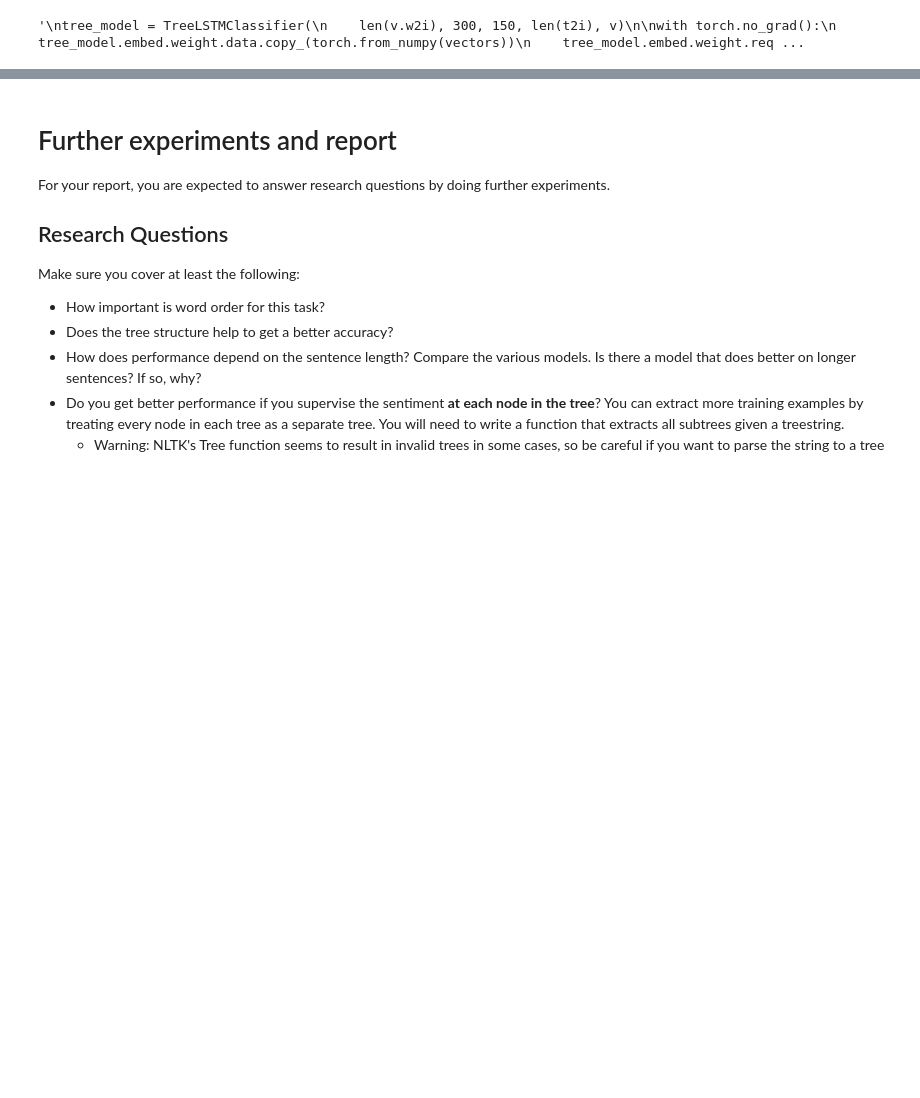
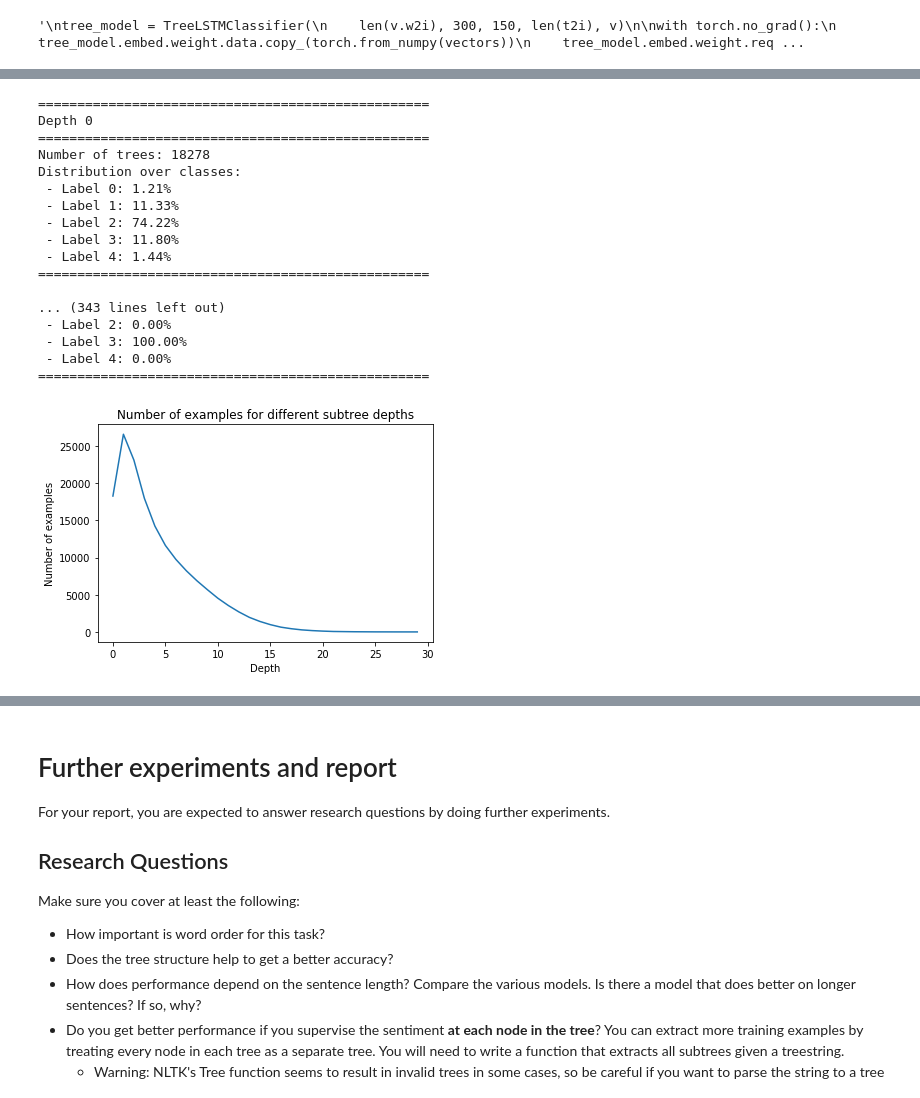
Before and after one commit to phlippe/SentimentClassification_TreeLSTM, a Jupyter notebook: notebooks/TreeLSTMs.ipynb, the cells around one changed output, grey strips where cells are left out. Saved outputs shown, nothing was run; the diff lists cells and outputs as text; code cells hidden in the pictures; blank space fills up the shorter version.

Commit message:
Added subtree training and deeper analysis of dataset

```diff
--- a/notebooks/TreeLSTMs.ipynb
+++ b/notebooks/TreeLSTMs.ipynb
@@ -130,18 +130,20 @@ from collections import namedtuple
 from nltk import Tree
 
 # A simple way to define a class is using namedtuple.
-Example = namedtuple("Example", ["tokens", "tree", "label", "transitions"])
+Example = namedtuple("Example", ["tokens", "tree", "label", "transitions", "index", "loss"])
 
 
 def examplereader(path, lower=False):
-  """Returns all examples in a file one by one."""
-  for line in filereader(path):
-    line = line.lower() if lower else line
-    tokens = tokens_from_treestring(line)
-    tree = Tree.fromstring(line)  # use NLTK's Tree
-    label = int(line[1])
-    trans = transitions_from_treestring(line)
-    yield Example(tokens=tokens, tree=tree, label=label, transitions=trans)
+    """Returns all examples in a file one by one."""
+    index=0
+    for line in filereader(path):
+        line = line.lower() if lower else line
+        tokens = tokens_from_treestring(line)
+        tree = Tree.fromstring(line)  # use NLTK's Tree
+        label = int(line[1])
+        trans = transitions_from_treestring(line)
+        index += 1
+        yield Example(tokens=tokens, tree=tree, label=label, transitions=trans, index=index, loss=list())
 
 
 # Let's load the data into memory.
@@ -1892,0 +2057,60 @@ results = do_train(tree_model)
+# %%
+# Analyse sub-dataset
+lab_distribution = [[] for _ in range(5)]
+number_examples = []
+for depth in range(max(all_subtrees.keys()) + 1):
+    if depth not in all_subtrees:
+        continue
+    subtrees = all_subtrees[depth]
+    number_examples.append(len(subtrees))
+    print("="*50)
+    print("Depth " + str(depth))
+    print("="*50)
+    print("Number of trees: " + str(number_examples[depth]))
+    print("Distribution over classes:")
+    for lab in range(5):
+        lab_distribution[lab].append(len([t for t in subtrees if t.label==lab])*1.0/len(subtrees))
+        print(" - Label " + str(lab) + ": %.2f" % (100.0 * lab_distribution[lab][-1]) + "%")
+    print("="*50+"\n")
+
+plt.plot(number_examples)
+plt.title("Number of examples for different subtree depths")
+plt.ylabel("Number of examples")
+plt.xlabel("Depth")
+plt.show()
+plt.close()
+for i in range(5):
+    plt.plot([lab_distribution[i][j] * number_examples[j] for j in range(len(number_examples))], label="Class '" + i2t[i] + "'")
+plt.title("Number of examples for different subtree depths splitted into classes")
+plt.ylabel("Number of examples")
+plt.xlabel("Depth")
+plt.legend()
+plt.show()
+plt.close()
+for i in range(5):
+    plt.plot(lab_distribution[i], label="Class '" + i2t[i] + "'")
+plt.title("Class distribution for different subtree depths")
+plt.ylabel("Proportion of class")
+plt.xlabel("Depth")
+plt.legend()
+plt.show()
+plt.close()
+# %% [output]
+==================================================
+Depth 0
+==================================================
+Number of trees: 18278
+Distribution over classes:
+ - Label 0: 1.21%
+ - Label 1: 11.33%
+ - Label 2: 74.22%
+ - Label 3: 11.80%
+ - Label 4: 1.44%
+==================================================
+
+... (343 lines left out)
+ - Label 2: 0.00%
+ - Label 3: 100.00%
+ - Label 4: 0.00%
+==================================================
+[figure, added]
```
Also changed, not shown: parts of 14 cells of this notebook.
